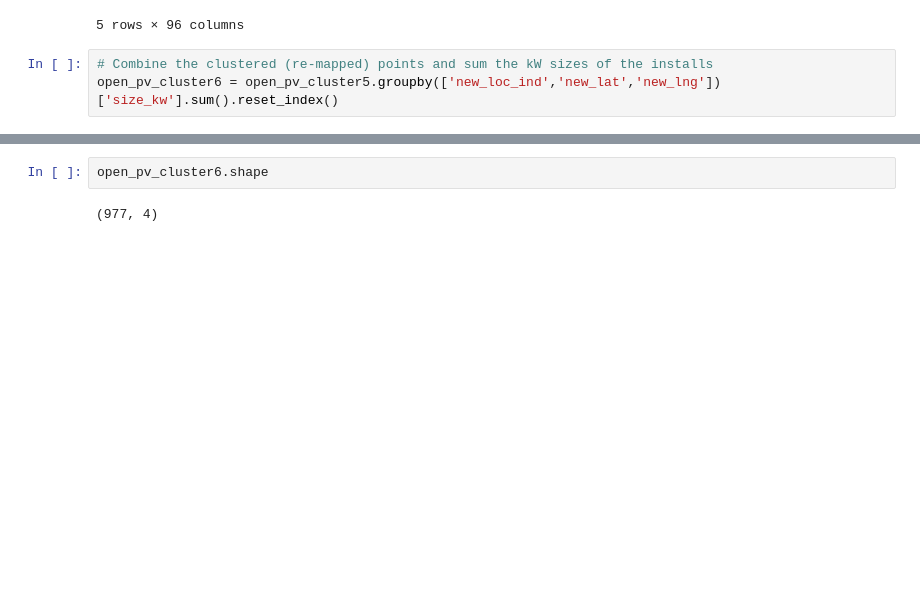
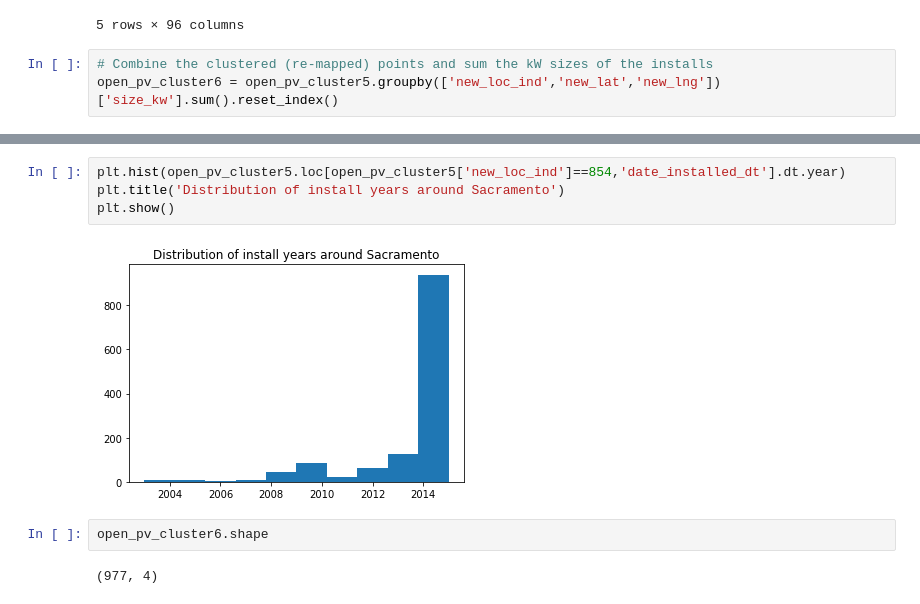
Before and after one commit to seantibbitts/project_1, a Jupyter notebook: Project 1 Draft.ipynb, the cells around one changed output, grey strips where cells are left out. Drawn from its saved outputs; the diff is of its cells as text; blank space fills up the shorter version.

```diff
--- a/Project 1 Draft.ipynb
+++ b/Project 1 Draft.ipynb
@@ -531,3 +554,9 @@ open_pv_cluster6 = open_pv_cluster5.groupby(['new_loc_ind','new_lat','new_lng'])
+# %%
+plt.hist(open_pv_cluster5.loc[open_pv_cluster5['new_loc_ind']==854,'date_installed_dt'].dt.year)
+plt.title('Distribution of install years around Sacramento')
+plt.show()
+# %% [output]
+[figure, added]
 # %%
 open_pv_cluster6.shape
 # %% [output]
```
Also changed, not shown: parts of 30 cells of this notebook, 1 other file.
